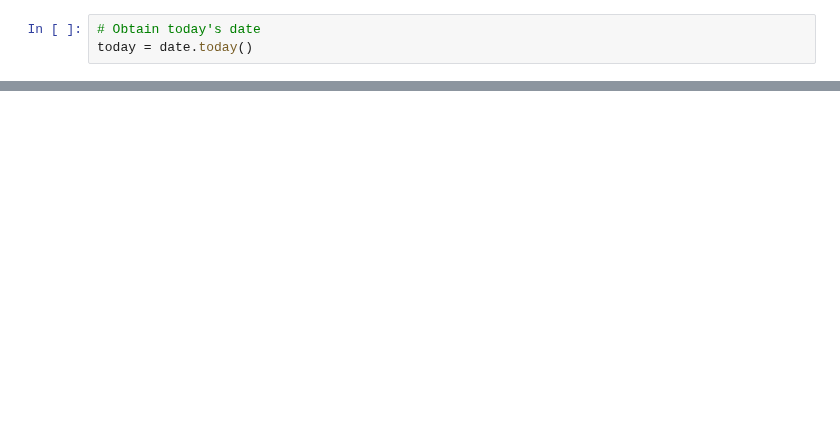
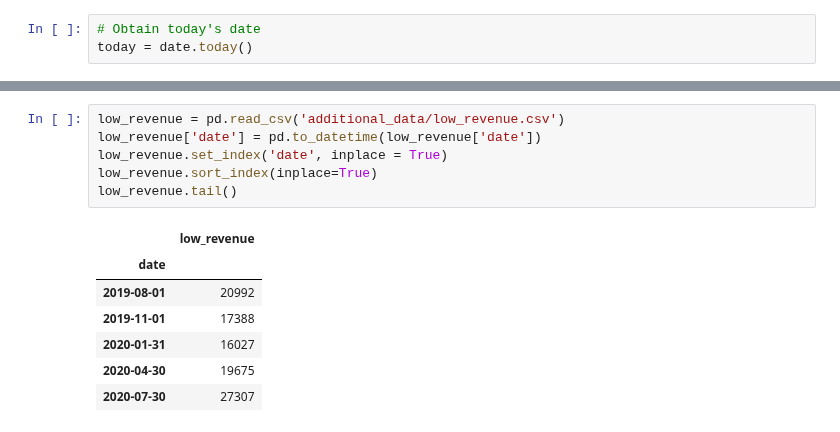
Before and after one commit to amitrani6/time-series-examples, a Jupyter notebook: fundamental_trend_analysis.ipynb, the cells around one changed output, grey strips where cells are left out. Saved outputs shown, nothing was run; the diff lists cells and outputs as text; blank space fills up the shorter version.

```diff
--- a/fundamental_trend_analysis.ipynb
+++ b/fundamental_trend_analysis.ipynb
@@ -100,0 +28,14 @@ low_df[['symbol', 'period','interestrevenueexpensenet', 'revenuefromcontractwith
+# %%
+low_revenue = pd.read_csv('additional_data/low_revenue.csv')
+low_revenue['date'] = pd.to_datetime(low_revenue['date'])
+low_revenue.set_index('date', inplace = True)
+low_revenue.sort_index(inplace=True)
+low_revenue.tail()
+# %% [output]
+|  | low_revenue |
+| date |  |
+| 2019-08-01 | 20992 |
+| 2019-11-01 | 17388 |
+| 2020-01-31 | 16027 |
+| 2020-04-30 | 19675 |
+| 2020-07-30 | 27307 |
```
Also changed, not shown: parts of 13 cells of this notebook, 2 other files.
